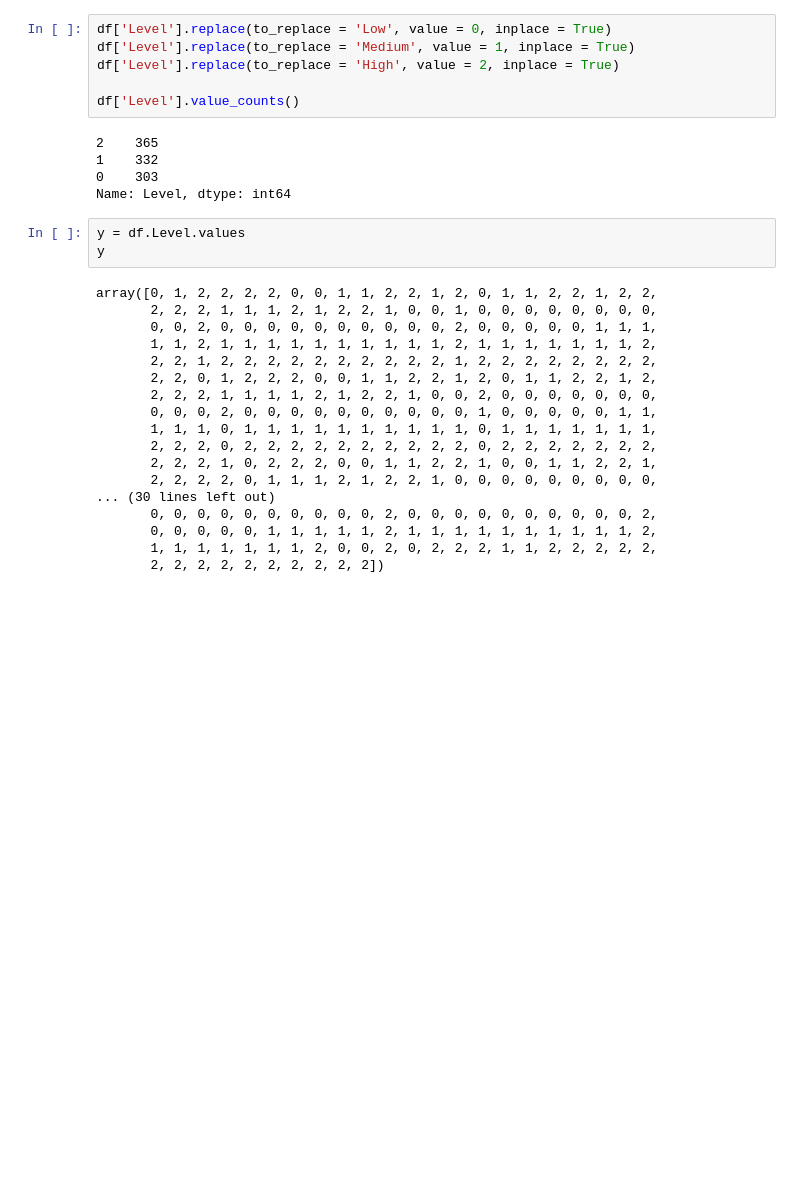
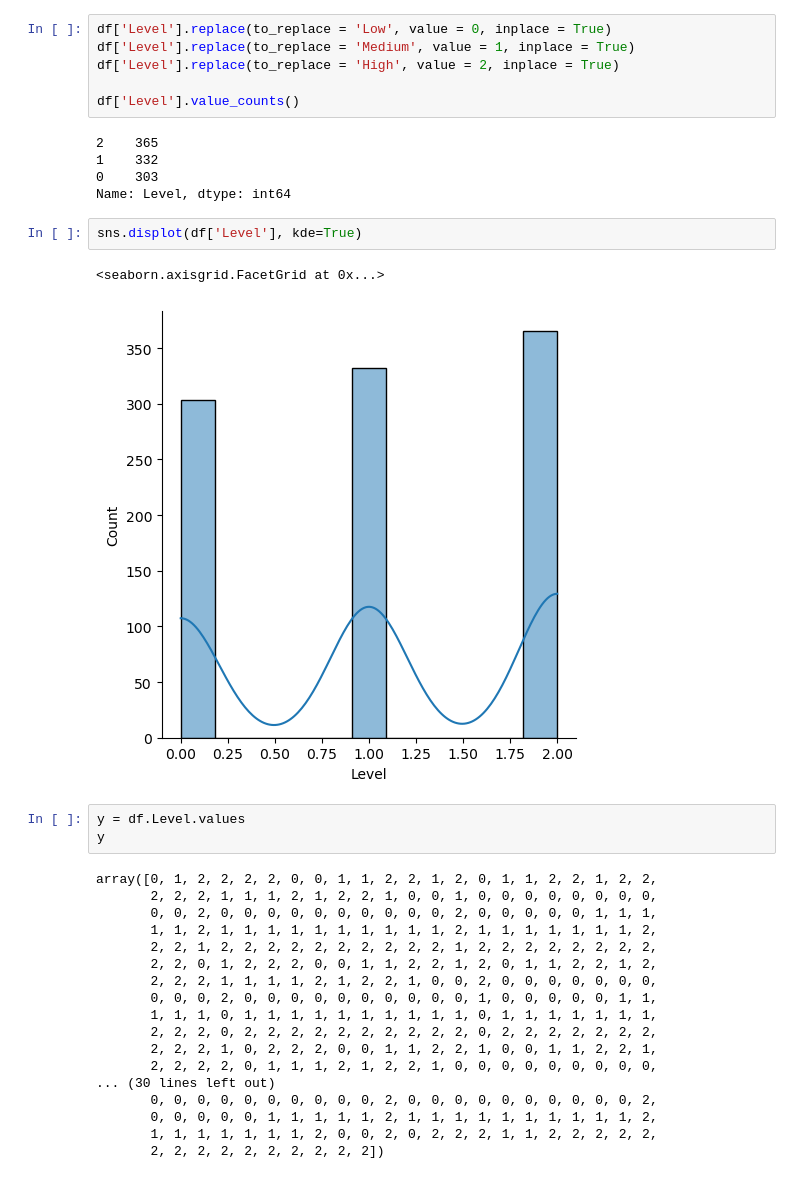
Before and after one commit to Subhajeet-Das/Lung-Cancer-Chance-Detection, a Jupyter notebook: lung-cancer-prediction.ipynb, the cells around one changed output. Drawn from its saved outputs; the diff is of its cells as text; blank space fills up the shorter version.

```diff
--- a/lung-cancer-prediction.ipynb
+++ b/lung-cancer-prediction.ipynb
@@ -189,6 +200,11 @@ df['Level'].value_counts()
 1    332
 0    303
 Name: Level, dtype: int64
+# %%
+sns.displot(df['Level'], kde=True)
+# %% [output]
+<seaborn.axisgrid.FacetGrid at 0x...>
+[figure, added]
 # %%
 y = df.Level.values
 y
```
Also changed, not shown: parts of 45 cells of this notebook.
